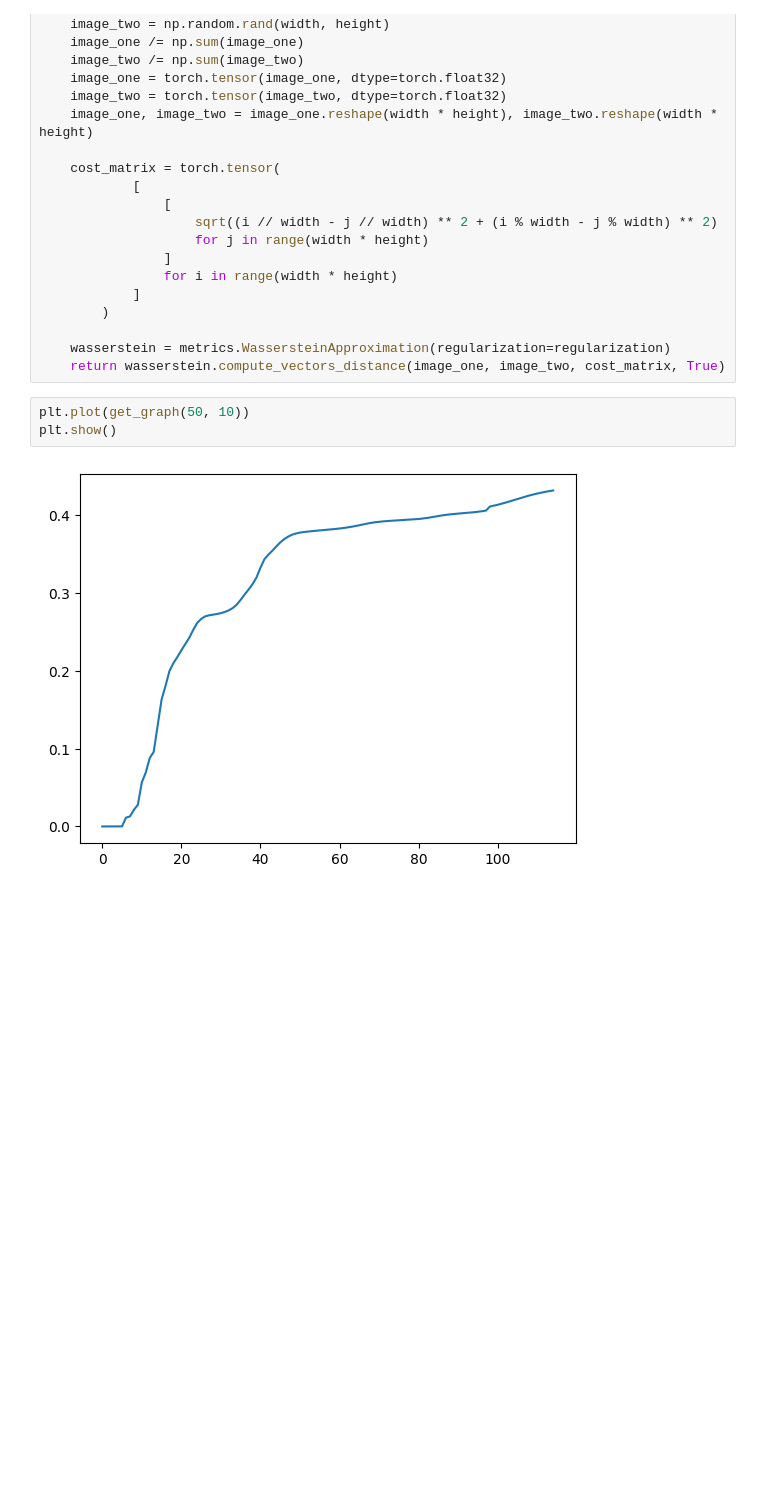
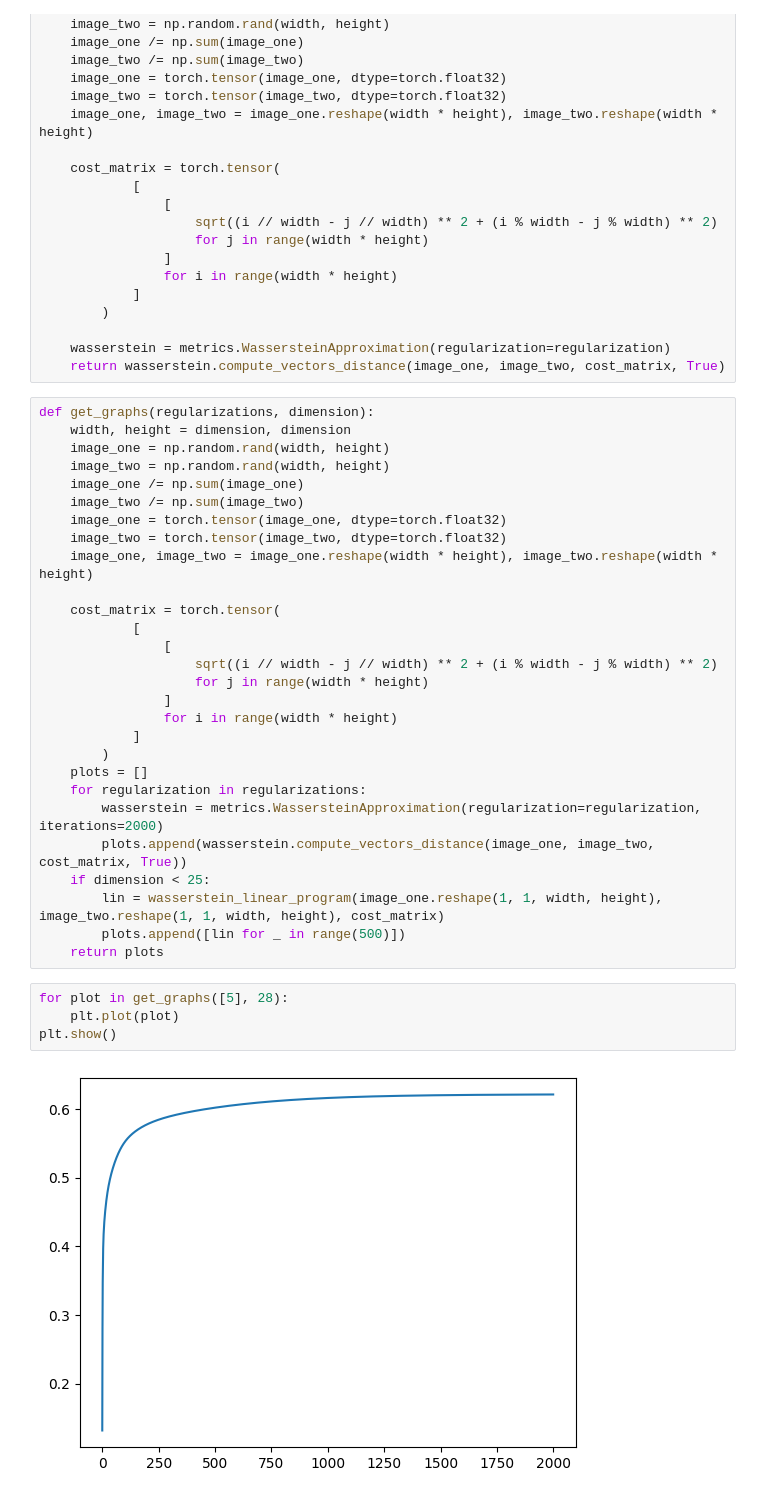
Before and after one commit to pavel-jaks/robust-metrics, a Jupyter notebook: code/wasserstein_testing.ipynb, the cells around one changed output. Drawn from its saved outputs; the diff is of its cells as text; blank space fills up the shorter version.

Commit message:
wasserstein experiments

```diff
--- a/code/wasserstein_testing.ipynb
+++ b/code/wasserstein_testing.ipynb
@@ -30,8 +65,37 @@ def get_graph(regularization, dimension):
 
     wasserstein = metrics.WassersteinApproximation(regularization=regularization)
     return wasserstein.compute_vectors_distance(image_one, image_two, cost_matrix, True)
-# %%
-plt.plot(get_graph(50, 10))
-plt.show()
-# %% [output]
-[figure, removed]
+# %%
+def get_graphs(regularizations, dimension):
+    width, height = dimension, dimension
+    image_one = np.random.rand(width, height)
+    image_two = np.random.rand(width, height)
+    image_one /= np.sum(image_one)
+    image_two /= np.sum(image_two)
+    image_one = torch.tensor(image_one, dtype=torch.float32)
+    image_two = torch.tensor(image_two, dtype=torch.float32)
+    image_one, image_two = image_one.reshape(width * height), image_two.reshape(width * height)
+
+    cost_matrix = torch.tensor(
+            [
+                [
+                    sqrt((i // width - j // width) ** 2 + (i % width - j % width) ** 2)
+                    for j in range(width * height)
+                ]
+                for i in range(width * height)
+            ]
+        )
+    plots = []
+    for regularization in regularizations:
+        wasserstein = metrics.WassersteinApproximation(regularization=regularization, iterations=2000)
+        plots.append(wasserstein.compute_vectors_distance(image_one, image_two, cost_matrix, True))
+    if dimension < 25:
+        lin = wasserstein_linear_program(image_one.reshape(1, 1, width, height), image_two.reshape(1, 1, width, height), cost_matrix)
+        plots.append([lin for _ in range(500)])
+    return plots
+# %%
+for plot in get_graphs([5], 28):
+    plt.plot(plot)
+plt.show()
+# %% [output]
+[figure, added]
```
Also changed, not shown: parts of 6 cells of this notebook.
